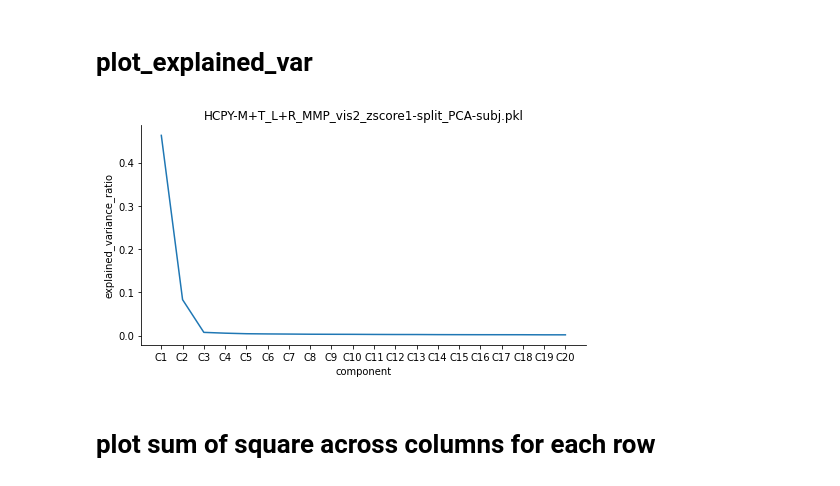
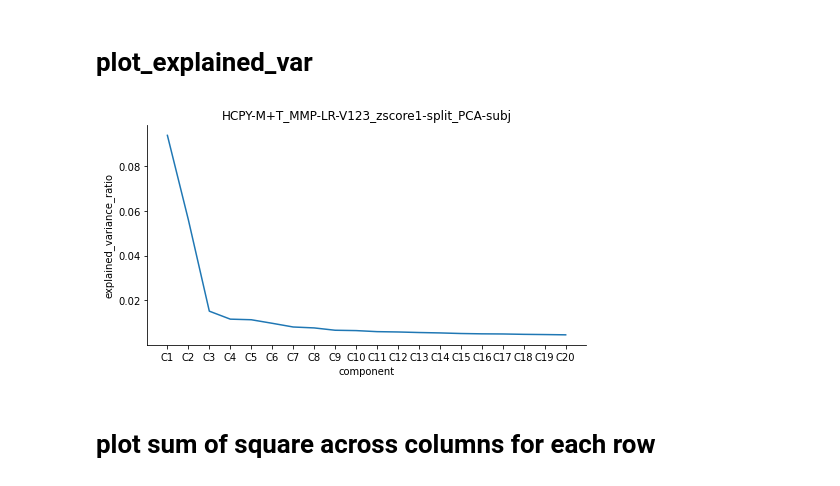
Before and after one commit to BNUCNL/nibrain, a Jupyter notebook: cxy_visual_dev/scripts/plot_decomposition.ipynb, the cells around one changed output. Cells and saved outputs as stored; diff of their text form; code cells hidden in the pictures.

Commit message:
cxy_visual_dev: calc and plot decomposition for V123

```diff
--- a/cxy_visual_dev/scripts/plot_decomposition.ipynb
+++ b/cxy_visual_dev/scripts/plot_decomposition.ipynb
@@ -27,7 +27,7 @@ def plot_explained_var(pca_file, components=None, figsize=None, out_file=None):
     xticklabels = [f'C{i}' for i in components]
     plt.plot(x, y)
     plt.xticks(x, xticklabels)
-    plt.title(os.path.basename(pca_file))
+    plt.title(os.path.basename(pca_file).split('.')[0])
     plt.xlabel('component')
     plt.ylabel('explained_variance_ratio')
     ax = plt.gca()
@@ -40,12 +40,12 @@ def plot_explained_var(pca_file, components=None, figsize=None, out_file=None):
         plt.savefig(out_file)
 # %%
 plot_explained_var(
-    pca_file=pjoin(anal_dir, 'decomposition/HCPY-M+T_L+R_MMP_vis2_zscore1-split_PCA-subj.pkl'),
+    pca_file=pjoin(anal_dir, 'decomposition/HCPY-M+T_MMP-LR-V123_zscore1-split_PCA-subj.pkl'),
     components=None, figsize=(7, 4),
-    out_file=pjoin(work_dir, 'HCPY-M+T_L+R_MMP_vis2_zscore1-split_PCA-subj.jpg')
+    out_file=pjoin(work_dir, 'HCPY-M+T_MMP-LR-V123_zscore1-split_PCA-subj.jpg')
 )
 # %% [output]
-[figure, old version]
+[figure, new version]
 # %% [markdown]
 # plot sum of square across columns for each row
 # %%
```
Also changed, not shown: 3 other files.
